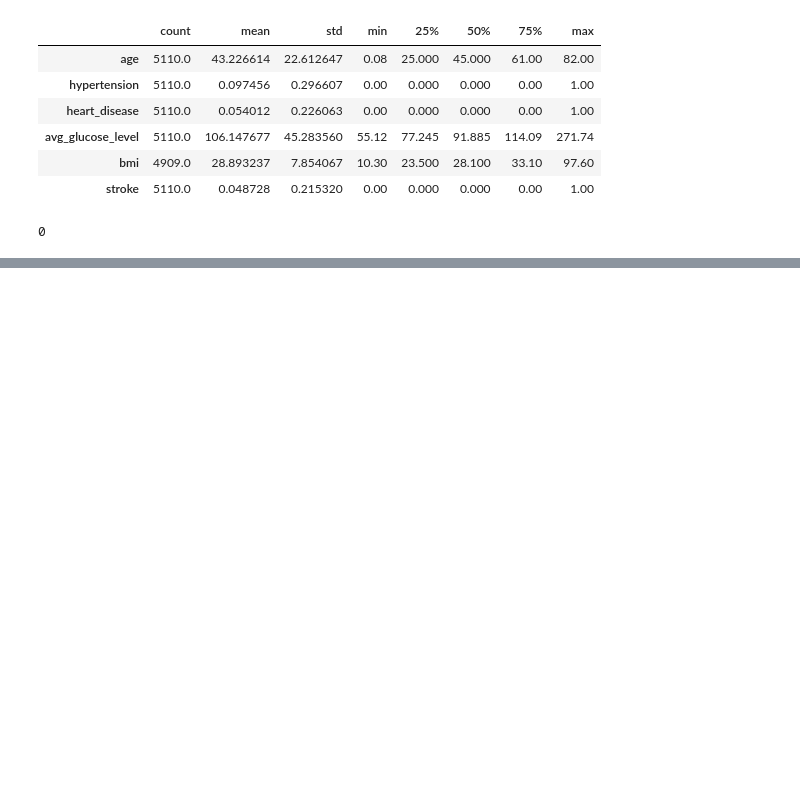
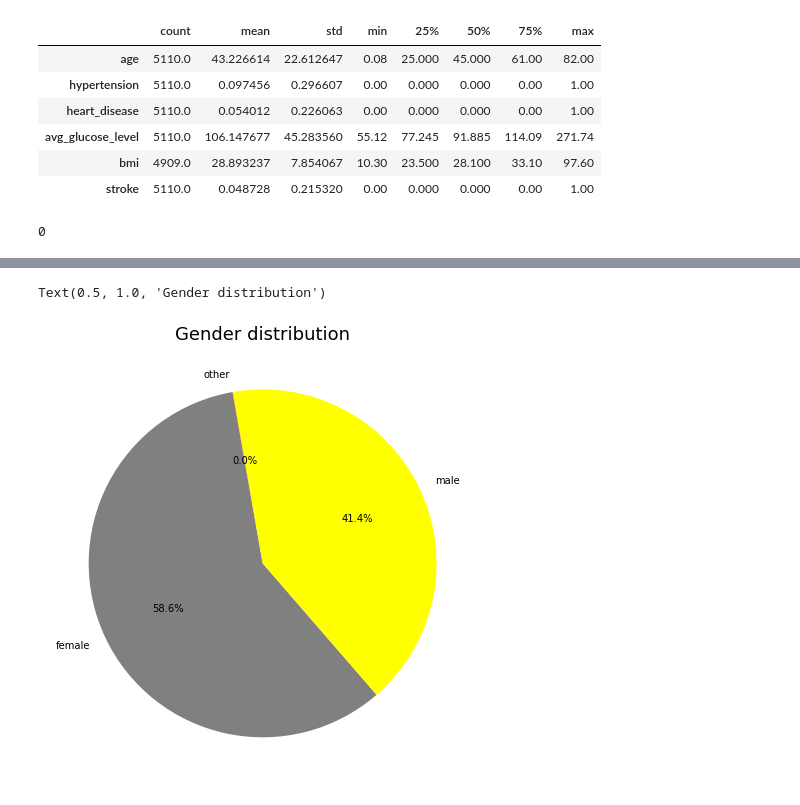
Before and after one commit to augasauruss/Python_mokymai, a Jupyter notebook: 1_paskaita.ipynb/Baigiamasis_darbas.ipynb, the cells around one changed output, grey strips where cells are left out. Saved outputs shown, nothing was run; the diff lists cells and outputs as text; code cells hidden in the pictures; blank space fills up the shorter version.

```diff
--- a/1_paskaita.ipynb/Baigiamasis_darbas.ipynb
+++ b/1_paskaita.ipynb/Baigiamasis_darbas.ipynb
@@ -84,3 +84,17 @@ bmi                  201
 smoking_status         0
 stroke                 0
 dtype: int64
+# %%
+import pandas as pd
+import mysql.connector
+
+mydb = mysql.connector.connect(
+    host="localhost", # IP address
+    port="3317",
+    user="root",
+    password="Lexyic4917",
+)
+cursor = mydb.cursor()
+cursor.execute('USE sakila')
+df = pd.read_sql('select bmi, count(bmi) as skaicius from stroke_data where bmi = "N/A"', con=mydb)
+df
@@ -103,0 +143,9 @@ df.duplicated().sum()
+# %%
+sns.color_palette("hls", 10)
+type_counts = df.gender.value_counts()
+pie, ax = plt.subplots(figsize=[12,8])
+plt.pie(type_counts, labels = type_counts.index,startangle=100, autopct="%1.1f%%", colors = ['Grey','Yellow', 'Red'])
+plt.title("Gender distribution", fontsize=18)
+# %% [output]
+Text(0.5, 1.0, 'Gender distribution')
+[figure, added]
```
Also changed, not shown: parts of 5 cells of this notebook.
